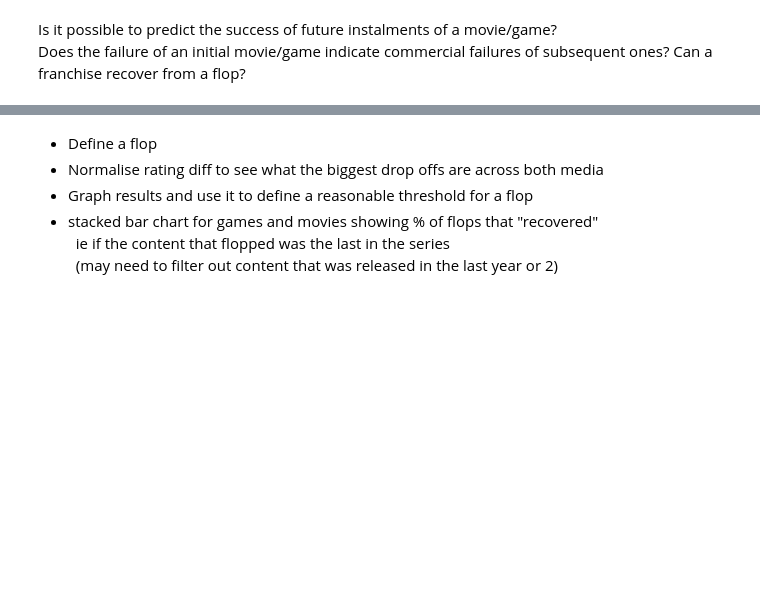
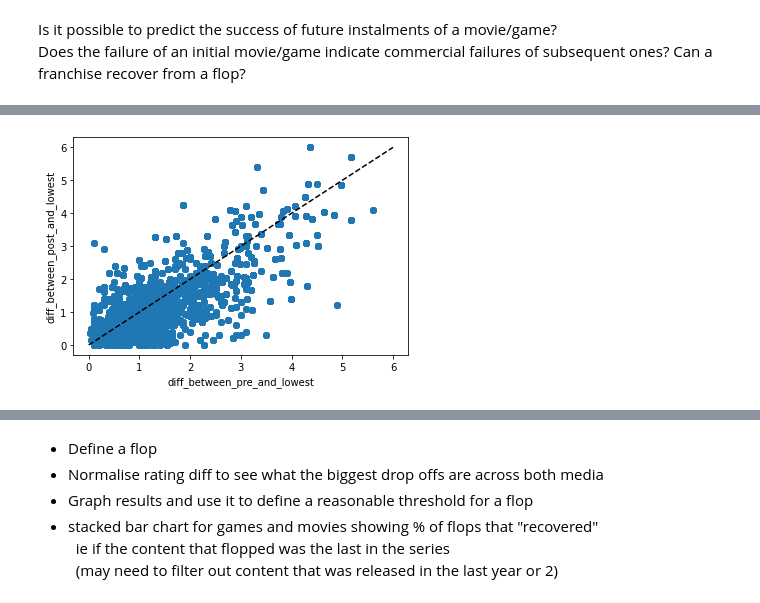
Before and after one commit to adambrennan150/Franchises, a Jupyter notebook: RQ2.ipynb, the cells around one changed output, grey strips where cells are left out. Drawn from its saved outputs; the diff is of its cells as text; code cells hidden in the pictures; blank space fills up the shorter version.

```diff
--- a/RQ2.ipynb
+++ b/RQ2.ipynb
@@ -27,0 +123,14 @@ df = df.groupby('franchise_id').agg(min_rating=('rating_average', 'min'), max_ra
+# %%
+plt.scatter(-df['diff_between_pre_and_lowest'], df['diff_between_post_and_lowest'])
+
+# draw a diagonal line from the origin
+plt.plot([0, max(df['diff_between_pre_and_lowest'].max(), df['diff_between_post_and_lowest'].max())], [0, max(df['diff_between_pre_and_lowest'].max(), df['diff_between_post_and_lowest'].max())], 'k--')
+
+# set the x and y axis labels
+plt.xlabel('diff_between_pre_and_lowest')
+plt.ylabel('diff_between_post_and_lowest')
+
+# show the plot
+plt.show()
+# %% [output]
+[figure, added]
```
Also changed, not shown: parts of 36 cells of this notebook.
